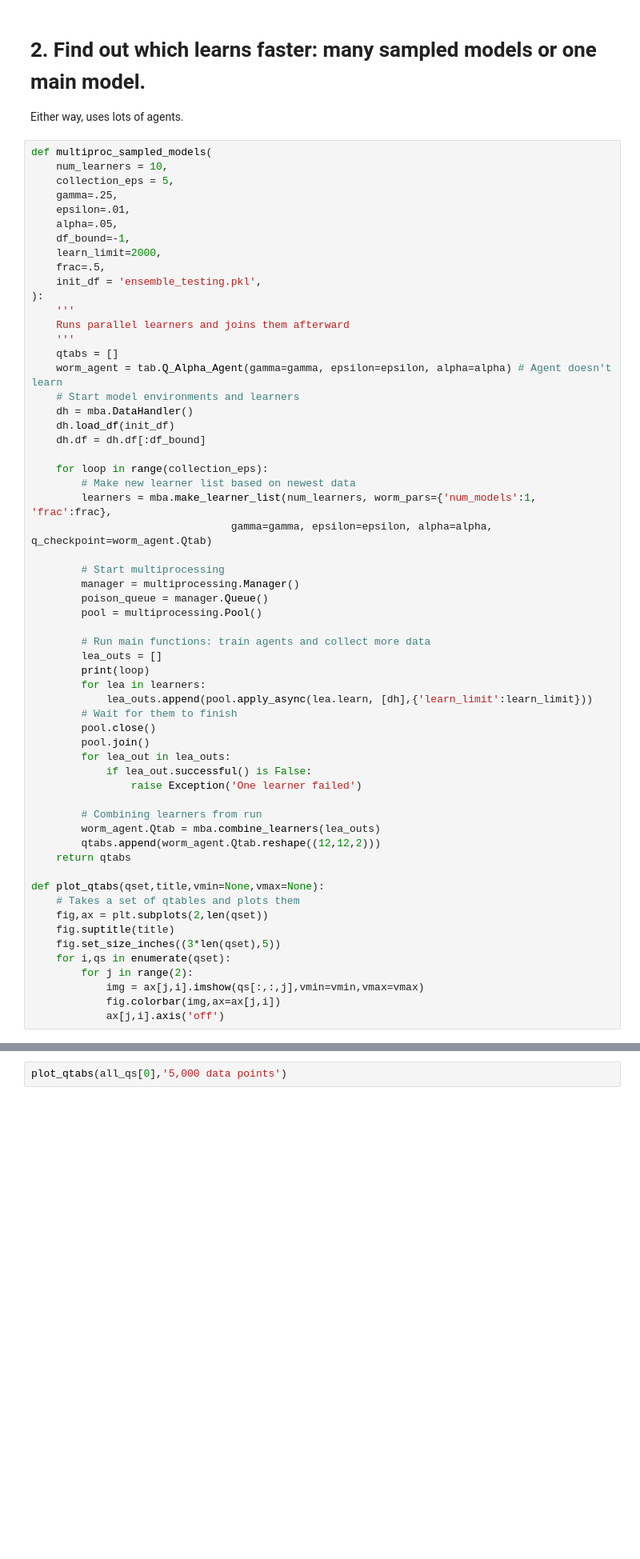
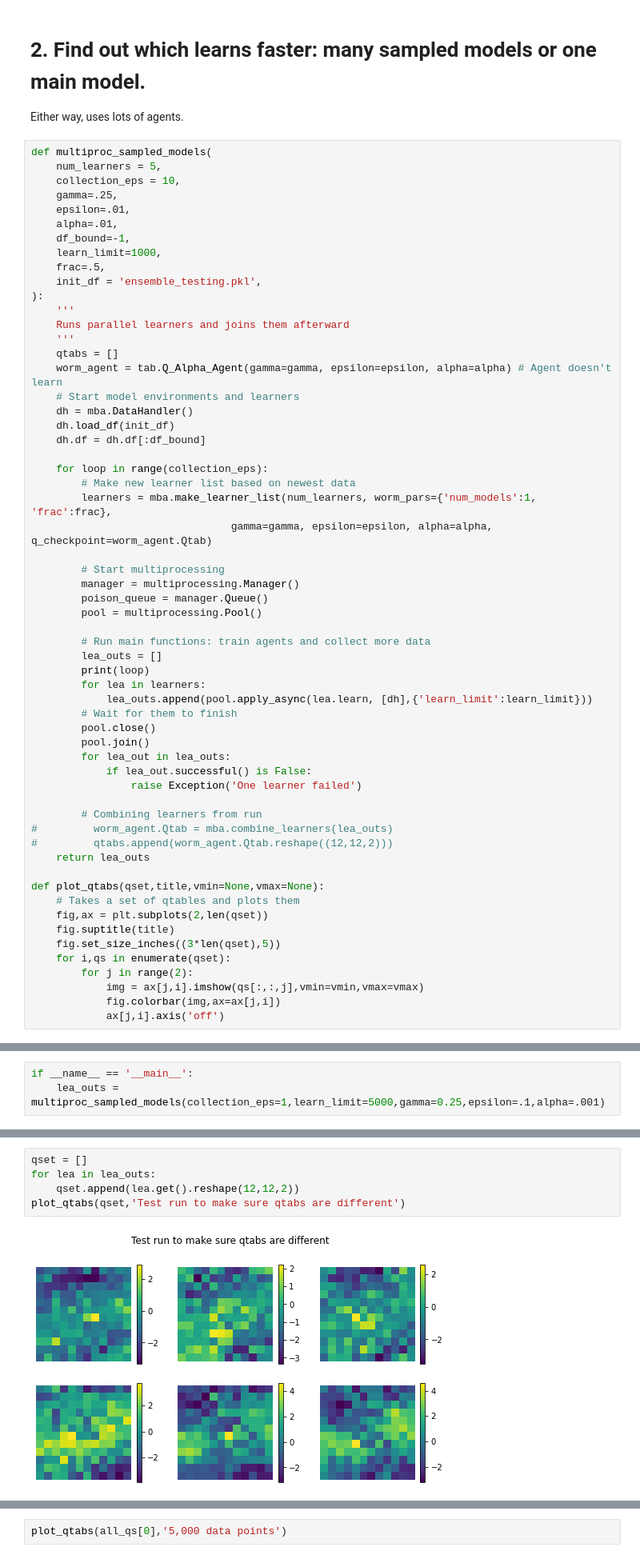
Before and after one commit to ccli3896/RLWorms, a Jupyter notebook: 12_19_homeTesting/RunMoreThings-Copy1.ipynb, the cells around one changed output, grey strips where cells are left out. Shown at 80% size. Drawn from its saved outputs; the diff is of its cells as text; blank space fills up the shorter version.

```diff
--- a/12_19_homeTesting/RunMoreThings.ipynb
+++ b/12_19_homeTesting/RunMoreThings-Copy1.ipynb
@@ -140,13 +140,13 @@ On model 2
 Either way, uses lots of agents.
 # %%
 def multiproc_sampled_models(
-    num_learners = 10,
-    collection_eps = 5,
+    num_learners = 5,
+    collection_eps = 10,
     gamma=.25,
     epsilon=.01,
-    alpha=.05,
+    alpha=.01,
     df_bound=-1,
-    learn_limit=2000,
+    learn_limit=1000,
     frac=.5,
     init_df = 'ensemble_testing.pkl',
 ):
@@ -183,9 +183,9 @@ def multiproc_sampled_models(
                 raise Exception('One learner failed')
 
         # Combining learners from run
-        worm_agent.Qtab = mba.combine_learners(lea_outs)
-        qtabs.append(worm_agent.Qtab.reshape((12,12,2)))
-    return qtabs
+#         worm_agent.Qtab = mba.combine_learners(lea_outs)
+#         qtabs.append(worm_agent.Qtab.reshape((12,12,2)))
+    return lea_outs
 
 def plot_qtabs(qset,title,vmin=None,vmax=None):
     # Takes a set of qtables and plots them
@@ -199,0 +210,3 @@ def plot_qtabs(qset,title,vmin=None,vmax=None):
+# %%
+if __name__ == '__main__':
+    lea_outs = multiproc_sampled_models(collection_eps=1,learn_limit=5000,gamma=0.25,epsilon=.1,alpha=.001)
@@ -199,0 +215,7 @@ def plot_qtabs(qset,title,vmin=None,vmax=None):
+# %%
+qset = []
+for lea in lea_outs:
+    qset.append(lea.get().reshape(12,12,2))
+plot_qtabs(qset,'Test run to make sure qtabs are different')
+# %% [output]
+[figure, added]
```
Also changed, not shown: parts of 20 cells of this notebook, 4 other files.
